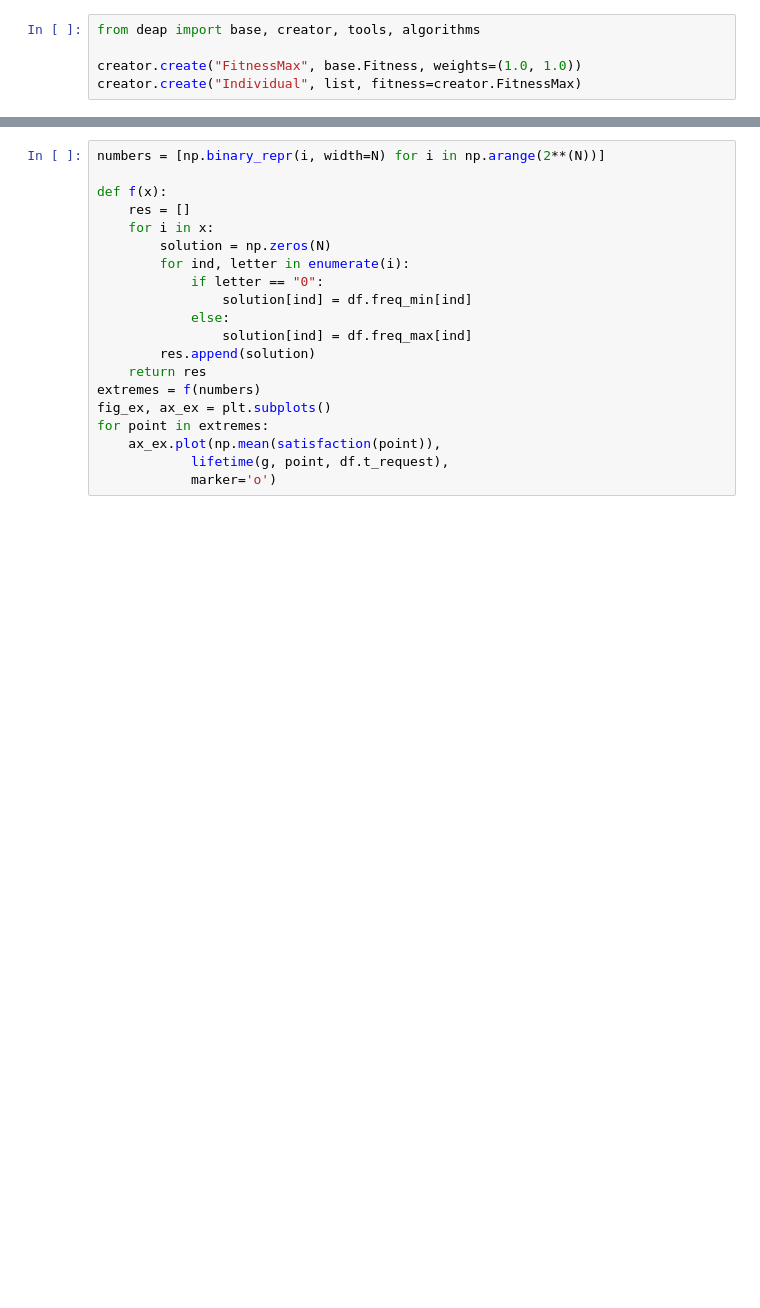
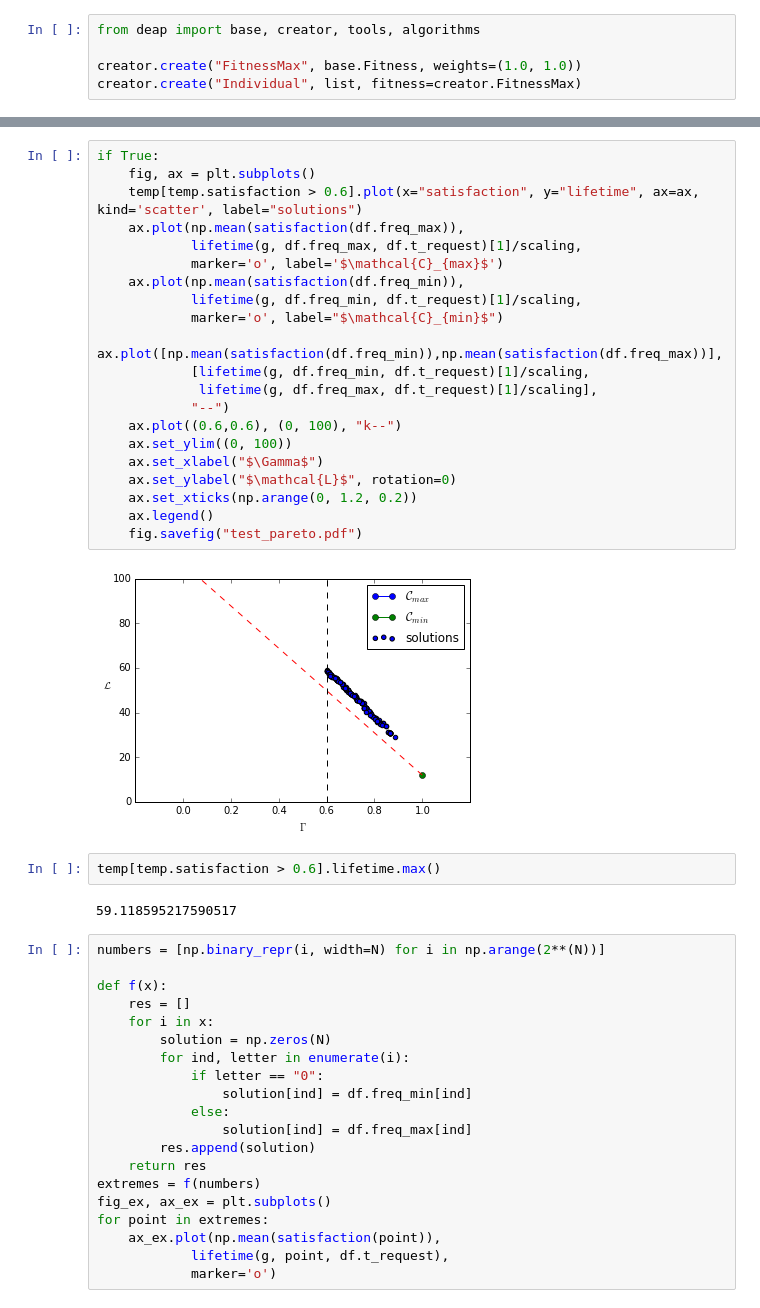
Before and after one commit to remyleone/phd, a Jupyter notebook: img/Cache + NSGA2.ipynb, the cells around one changed output, grey strips where cells are left out. Drawn from its saved outputs; the diff is of its cells as text; blank space fills up the shorter version.

Commit message:
Ajout de visualisation pour admin

```diff
--- a/img/Cache + NSGA2.ipynb
+++ b/img/Cache + NSGA2.ipynb
@@ -417,3 +417,30 @@ gen     nevals  mean            min             max
+# %%
+if True:
+    fig, ax = plt.subplots()
+    temp[temp.satisfaction > 0.6].plot(x="satisfaction", y="lifetime", ax=ax, kind='scatter', label="solutions")
+    ax.plot(np.mean(satisfaction(df.freq_max)),
+            lifetime(g, df.freq_max, df.t_request)[1]/scaling,
+            marker='o', label='$\mathcal{C}_{max}$')
+    ax.plot(np.mean(satisfaction(df.freq_min)),
+            lifetime(g, df.freq_min, df.t_request)[1]/scaling,
+            marker='o', label="$\mathcal{C}_{min}$")
+    ax.plot([np.mean(satisfaction(df.freq_min)),np.mean(satisfaction(df.freq_max))],
+            [lifetime(g, df.freq_min, df.t_request)[1]/scaling,
+             lifetime(g, df.freq_max, df.t_request)[1]/scaling],
+            "--")
+    ax.plot((0.6,0.6), (0, 100), "k--")
+    ax.set_ylim((0, 100))
+    ax.set_xlabel("$\Gamma$")
+    ax.set_ylabel("$\mathcal{L}$", rotation=0)
+    ax.set_xticks(np.arange(0, 1.2, 0.2))
+    ax.legend()
+    fig.savefig("test_pareto.pdf")
+# %% [output]
+[figure, added]
+# %%
+temp[temp.satisfaction > 0.6].lifetime.max()
+# %% [output]
+59.118595217590517
 # %%
 numbers = [np.binary_repr(i, width=N) for i in np.arange(2**(N))]
 
```
Also changed, not shown: parts of 5 cells of this notebook, 1 other file.
